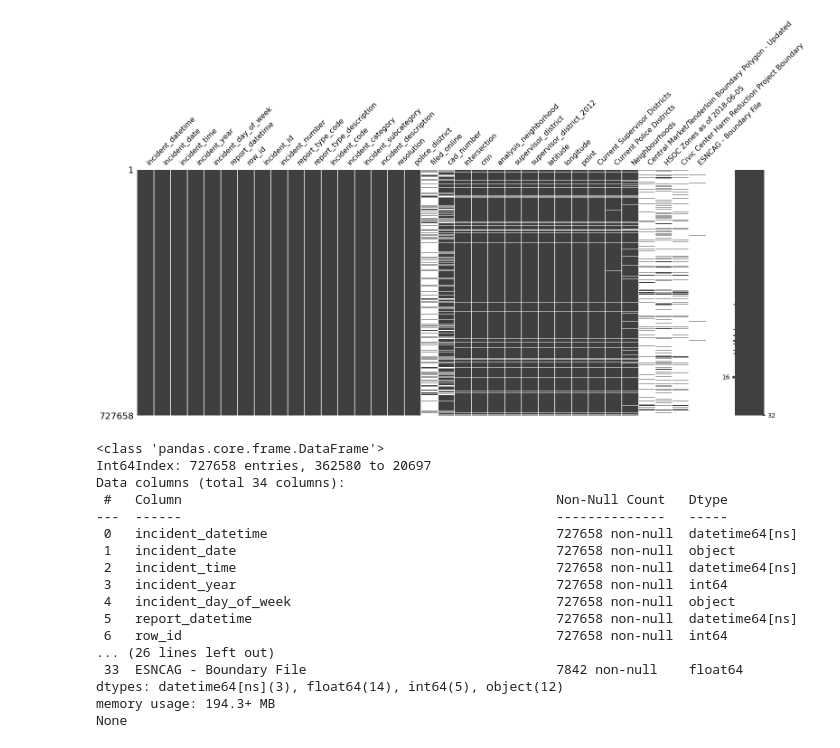
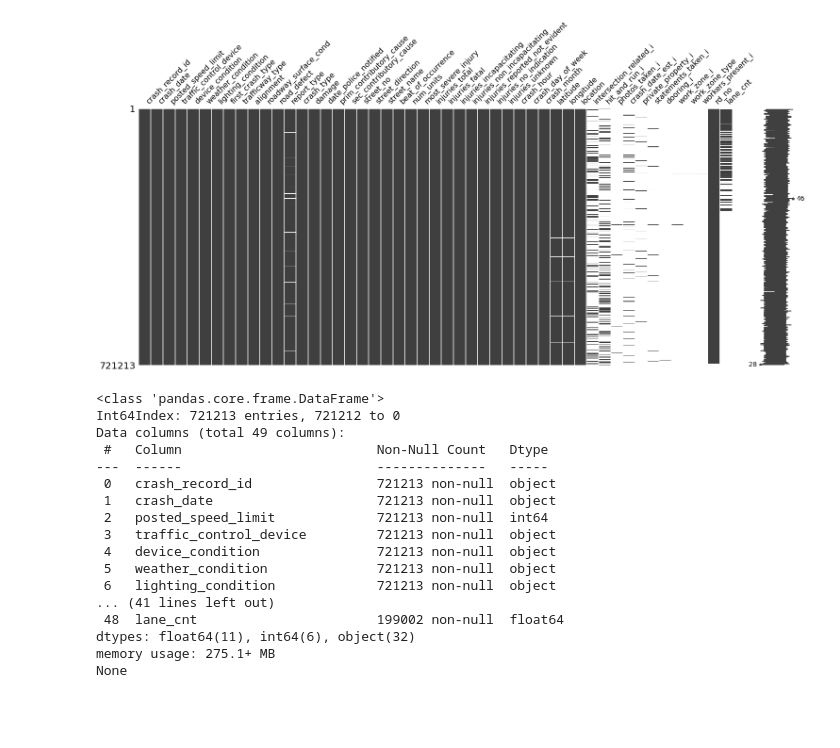
Before and after one commit to jlenehan/Chicago_Dispatch_Classification, a Jupyter notebook: UCDPA_JohnLenehan.ipynb, the cells around one changed output. Cells and saved outputs as stored; diff of their text form; code cells hidden in the pictures; blank space fills up the shorter version.

Commit message:
Switching project to look at Chicago collisions

```diff
--- a/UCDPA_JohnLenehan.ipynb
+++ b/UCDPA_JohnLenehan.ipynb
@@ -18,10 +18,10 @@ import missingno as msno
 
 os.chdir(r'C:\Users\jlenehan\OneDrive - Intel Corporation\Documents\0 - Data Science\Data Analytics Essentials\UCDPA_JohnLenehan\UCDPA_JohnLenehan')
 # %%
-#Importing police report data from last 5 years
-#listing json URls and specifying chunksize
-url_current = r'https://data.sfgov.org/resource/wg3w-h783.json?$limit=99999999' #current incident reports 2018-present
+#importing car crash data from chicago data portal
+#url to overview page - https://data.cityofchicago.org/Transportation/Traffic-Crashes-Crashes/85ca-t3if
+collision_json = r'https://data.cityofchicago.org/resource/85ca-t3if.json?$limit=99999999' #current incident reports 2018-present
 
 #using chunksize method to read in large datasets
-sfpd_incident_current = pd.read_json(url_current) #reading current incident json
+collision_data = pd.read_json(collision_json) #reading current incident json
 # %%
@@ -75,8 +75,11 @@ max                            1.0                          1.0
 # %%
+#converting location data to string
+collision_data['location']=collision_data['location'].astype(str)
+
 print('\nSFPD Historical Incidents - Unique Values:')
-for x in sfpd_incident_current.columns:
+for x in collision_data.columns:
     print(x+':')
-    print(sfpd_incident_current[x].unique())
-    print(str(sfpd_incident_current[x].nunique()) + str(' unique values'))
+    print(collision_data[x].unique())
+    print(str(collision_data[x].nunique()) + str(' unique values'))
 # %% [output]
 SFPD Historical Incidents - Unique Values:
@@ -126,33 +109,33 @@ sfpd_incident_current[['incident_datetime','report_datetime']] = sfpd_incident_c
 # %%
 #Visualising missing data
 
 #Sorting values by report received date
-sfpd_incident_current = sfpd_incident_current.sort_values(by='incident_datetime',ascending=True)
+collision_data = collision_data.sort_values(by='crash_date',ascending=True)
 
 #plotting matrix of missing data
-msno.matrix(sfpd_incident_current)
+msno.matrix(collision_data)
 plt.show()
 
 #info of sorted data
-print(sfpd_incident_current.info())
+print(collision_data.info())
 # %% [output]
-[figure, old version]
+[figure, new version]
 <class 'pandas.core.frame.DataFrame'>
-Int64Index: 727658 entries, 362580 to 20697
-Data columns (total 34 columns):
- #   Column                                                Non-Null Count   Dtype
----  ------                                                --------------   -----
- 0   incident_datetime                                     727658 non-null  datetime64[ns]
- 1   incident_date                                         727658 non-null  object
- 2   incident_time                                         727658 non-null  datetime64[ns]
- 3   incident_year                                         727658 non-null  int64
- 4   incident_day_of_week                                  727658 non-null  object
- 5   report_datetime                                       727658 non-null  datetime64[ns]
- 6   row_id                                                727658 non-null  int64
-... (26 lines left out)
- 33  ESNCAG - Boundary File                                7842 non-null    float64
-dtypes: datetime64[ns](3), float64(14), int64(5), object(12)
-memory usage: 194.3+ MB
+Int64Index: 721213 entries, 721212 to 0
+Data columns (total 49 columns):
+ #   Column                         Non-Null Count   Dtype
+---  ------                         --------------   -----
+ 0   crash_record_id                721213 non-null  object
+ 1   crash_date                     721213 non-null  object
+ 2   posted_speed_limit             721213 non-null  int64
+ 3   traffic_control_device         721213 non-null  object
+ 4   device_condition               721213 non-null  object
+ 5   weather_condition              721213 non-null  object
+ 6   lighting_condition             721213 non-null  object
+... (41 lines left out)
+ 48  lane_cnt                       199002 non-null  float64
+dtypes: float64(11), int64(6), object(32)
+memory usage: 275.1+ MB
 None
 # %%
 #dropping unnecessary columns
```
Also changed, not shown: parts of 8 cells of this notebook.
